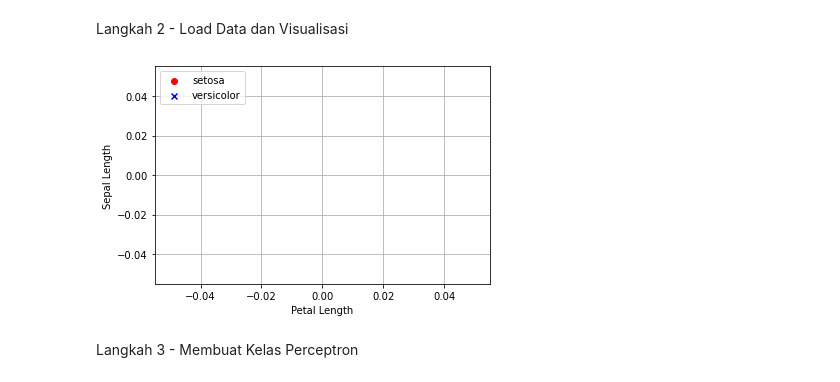
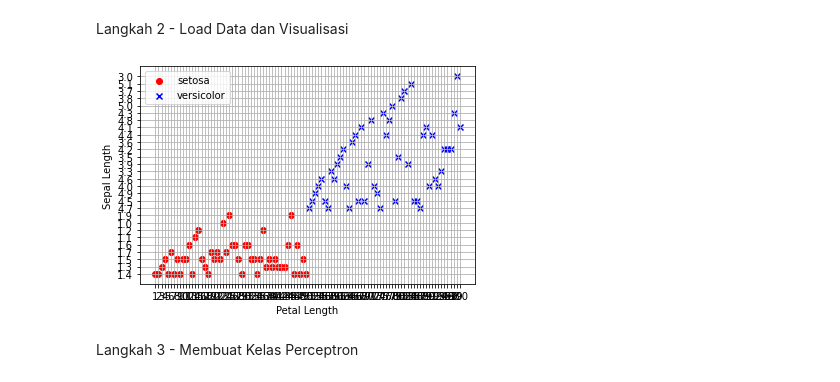
Before and after one commit to gabrieldimas/machine-learning-study-2023, a Jupyter notebook: Week8/week8_1.ipynb, the cells around one changed output. Drawn from its saved outputs; the diff is of its cells as text; code cells hidden in the pictures.

```diff
--- a/Week8/week8_1.ipynb
+++ b/Week8/week8_1.ipynb
@@ -11,21 +11,21 @@ import seaborn as sns
 Langkah 2 - Load Data dan Visualisasi
 # %%
 df = pd.read_csv('assets/iris.csv', header=None)
-setosa = df[df[4] == 'Iris-setosa']
-versicolor = df[df[4] == 'Iris-versicolor']
-virginica = df[df[4] == 'Iris-virginica']
+setosa = df[df[5] == 'Iris-setosa']
+versicolor = df[df[5] == 'Iris-versicolor']
+virginica = df[df[5] == 'Iris-virginica']
 
 a, b = 0, 3
 plt.scatter(setosa[a], setosa[b], color='red', marker='o', label='setosa')
 plt.scatter(versicolor[a], versicolor[b], color='blue', marker='x', label='versicolor')
 
 plt.xlabel('Petal Length')
 plt.ylabel('Sepal Length')
 plt.legend(loc='upper left')
 plt.grid()
 plt.show()
 # %% [output]
-[figure, old version]
+[figure, new version]
 # %% [markdown]
 Langkah 3 - Membuat Kelas Perceptron
 # %%
```
Also changed, not shown: parts of 4 cells of this notebook.
